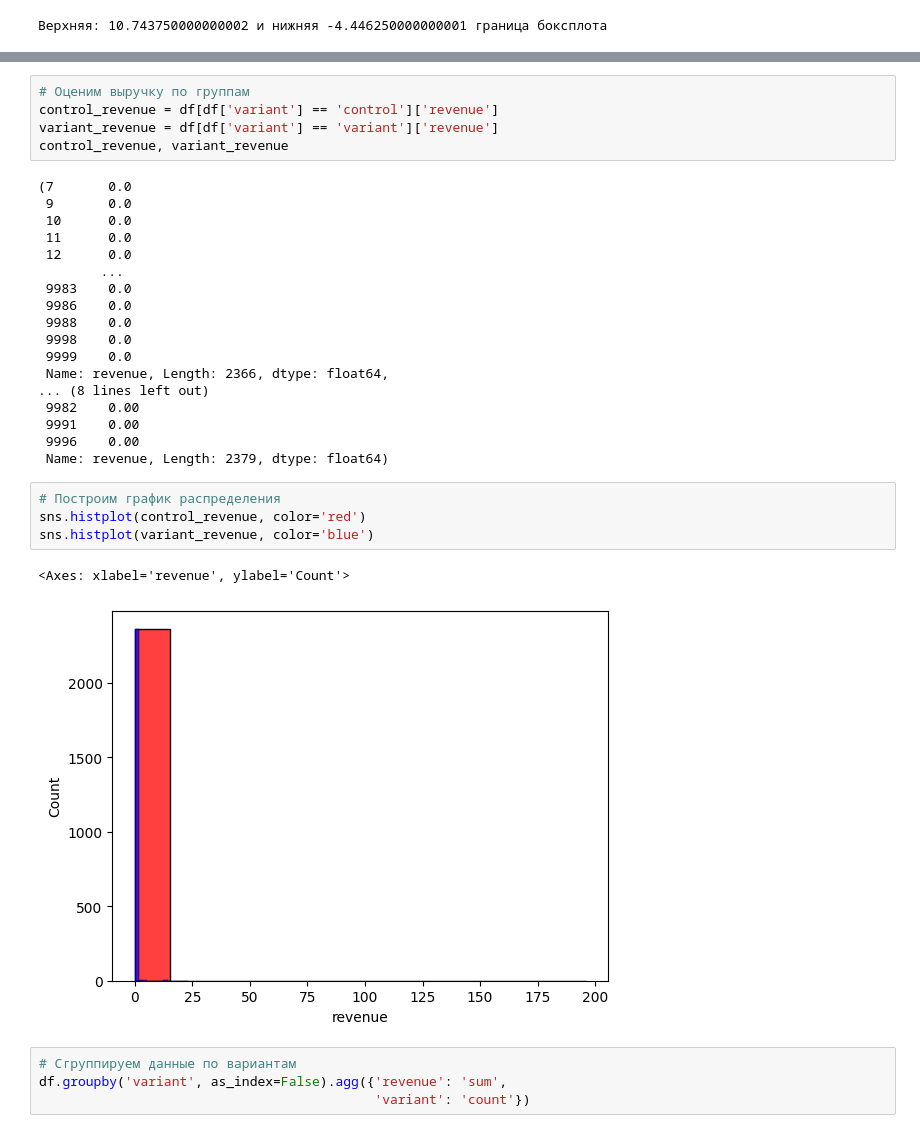
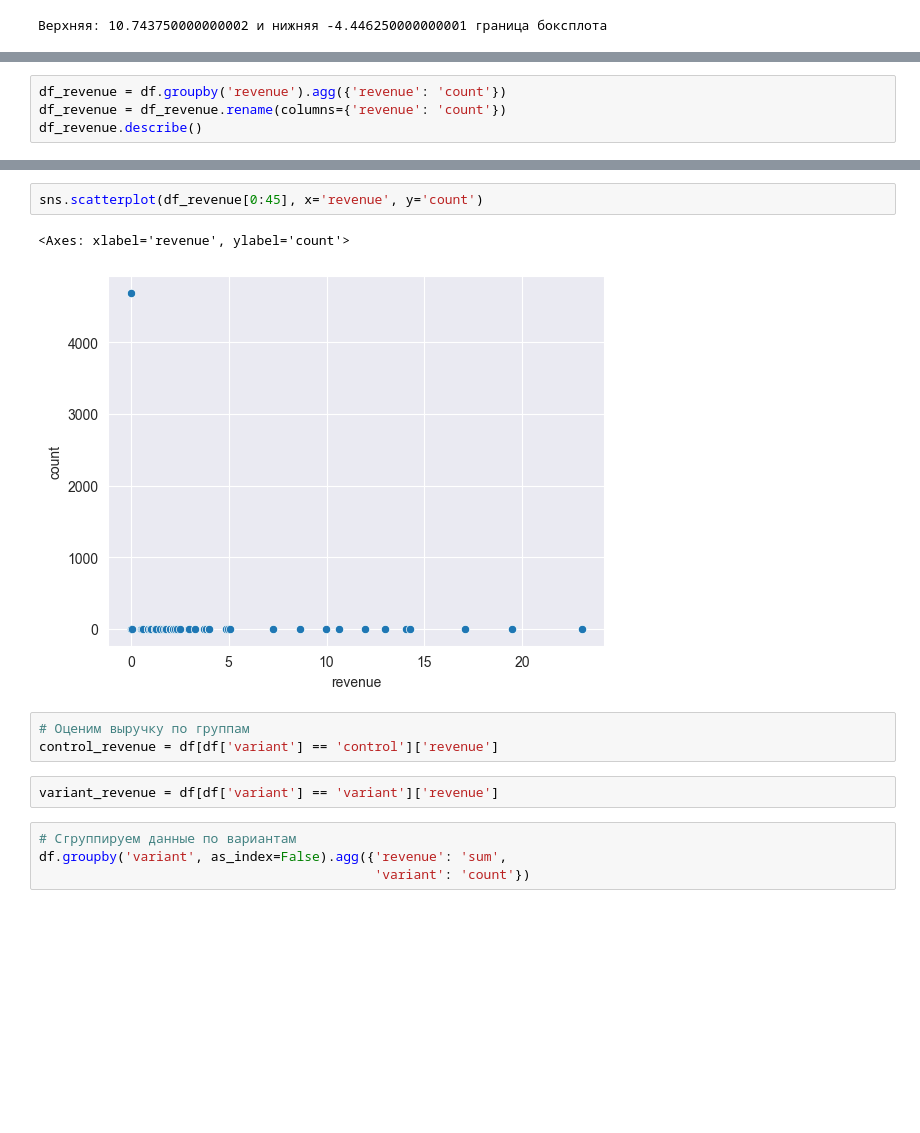
Before and after one commit to biblelover1/main_repo, a Jupyter notebook: Study/AB_testing/all_HW/HW8_1/Seminar8.ipynb, the cells around one changed output, grey strips where cells are left out. Saved outputs shown, nothing was run; the diff lists cells and outputs as text; blank space fills up the shorter version.

```diff
--- a/Study/AB_testing/all_HW/HW8_1/Seminar8.ipynb
+++ b/Study/AB_testing/all_HW/HW8_1/Seminar8.ipynb
@@ -142,0 +144,4 @@ sns.boxplot(positive_revenue[positive_revenue['revenue'] < up_border]['revenue']
+# %%
+df_revenue = df.groupby('revenue').agg({'revenue': 'count'})
+df_revenue = df_revenue.rename(columns={'revenue': 'count'})
+df_revenue.describe()
@@ -143,33 +158,13 @@ sns.boxplot(positive_revenue[positive_revenue['revenue'] < up_border]['revenue']
+# %%
+sns.scatterplot(df_revenue[0:45], x='revenue', y='count')
+# %% [output]
+<Axes: xlabel='revenue', ylabel='count'>
+[figure, added]
 # %%
 # Оценим выручку по группам
 control_revenue = df[df['variant'] == 'control']['revenue']
-variant_revenue = df[df['variant'] == 'variant']['revenue']
-control_revenue, variant_revenue
-# %% [output]
-(7       0.0
- 9       0.0
- 10      0.0
- 11      0.0
- 12      0.0
-        ...
- 9983    0.0
- 9986    0.0
- 9988    0.0
- 9998    0.0
- 9999    0.0
- Name: revenue, Length: 2366, dtype: float64,
-... (8 lines left out)
- 9982    0.00
- 9991    0.00
- 9996    0.00
- Name: revenue, Length: 2379, dtype: float64)
-# %%
-# Построим график распределения
-sns.histplot(control_revenue, color='red')
-sns.histplot(variant_revenue, color='blue')
-# %% [output]
-<Axes: xlabel='revenue', ylabel='Count'>
-[figure, removed]
+# %%
+variant_revenue = df[df['variant'] == 'variant']['revenue']
 # %%
 # Сгруппируем данные по вариантам
 df.groupby('variant', as_index=False).agg({'revenue': 'sum',
```
Also changed, not shown: parts of 9 cells of this notebook.
